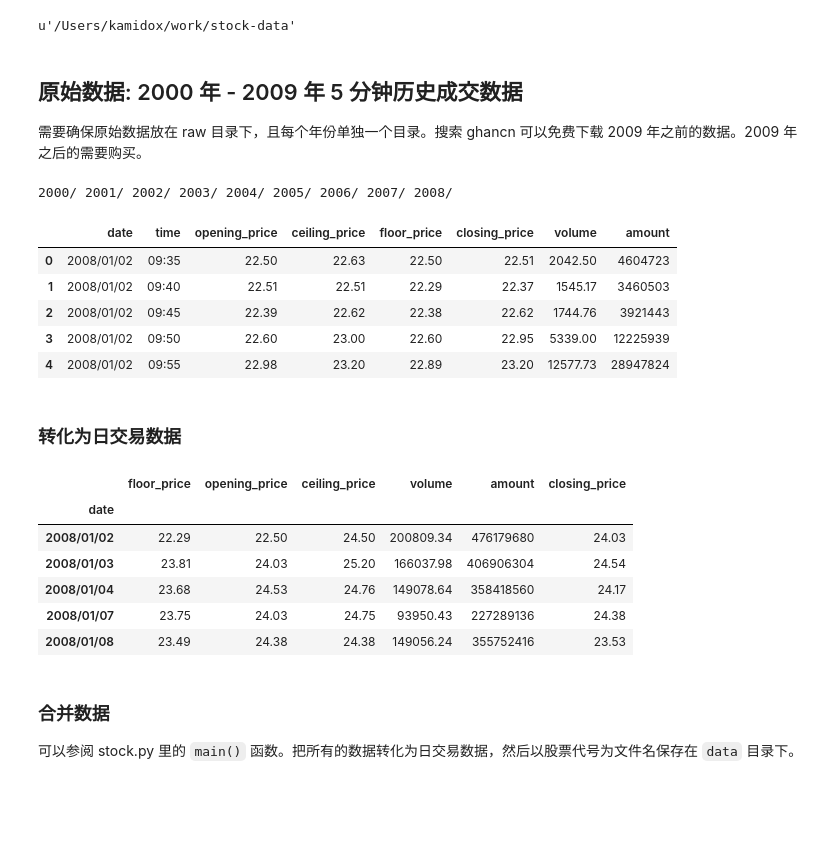
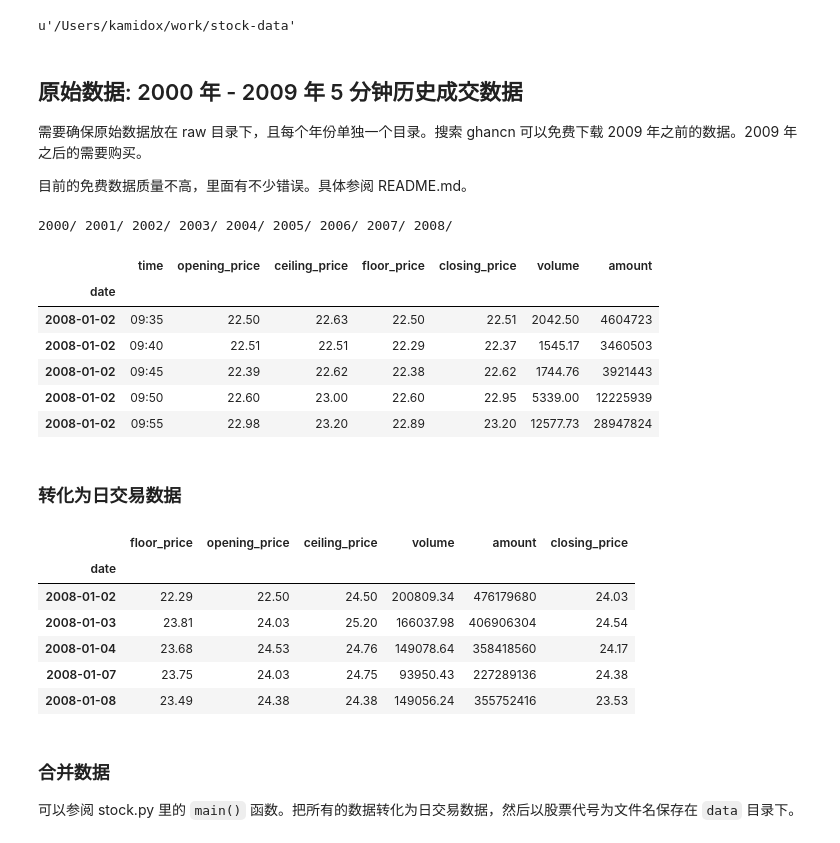
Before and after one commit to kamidox/stock-data, a Jupyter notebook: stock.ipynb, the cells around one changed output. Cells and saved outputs as stored; diff of their text form; code cells hidden in the pictures; blank space fills up the shorter version.

```diff
--- a/stock.ipynb
+++ b/stock.ipynb
@@ -11,36 +11,56 @@ import numpy as np
 ## 原始数据: 2000 年 - 2009 年 5 分钟历史成交数据
 
 需要确保原始数据放在 raw 目录下，且每个年份单独一个目录。搜索 ghancn 可以免费下载 2009 年之前的数据。2009 年之后的需要购买。
+
+目前的免费数据质量不高，里面有不少错误。具体参阅 README.md。
 # %%
 %ls raw
 # %% [output]
 2000/ 2001/ 2002/ 2003/ 2004/ 2005/ 2006/ 2007/ 2008/
-# %%
-d = pd.read_csv('raw/2008/SH600690.csv', names=['date','time','opening_price', 'ceiling_price', 'floor_price', 'closing_price', 'volume', 'amount'], header=None)
-d.head()
-# %% [output]
-|  | date | time | opening_price | ceiling_price | floor_price | closing_price | volume | amount |
-| 0 | 2008/01/02 | 09:35 | 22.50 | 22.63 | 22.50 | 22.51 | 2042.50 | 4604723 |
-| 1 | 2008/01/02 | 09:40 | 22.51 | 22.51 | 22.29 | 22.37 | 1545.17 | 3460503 |
-| 2 | 2008/01/02 | 09:45 | 22.39 | 22.62 | 22.38 | 22.62 | 1744.76 | 3921443 |
-| 3 | 2008/01/02 | 09:50 | 22.60 | 23.00 | 22.60 | 22.95 | 5339.00 | 12225939 |
-| 4 | 2008/01/02 | 09:55 | 22.98 | 23.20 | 22.89 | 23.20 | 12577.73 | 28947824 |
+# %%
+names = ['date',
+         'time',
+         'opening_price',
+         'ceiling_price',
+         'floor_price',
+         'closing_price',
+         'volume',
+         'amount']
+# 读取数据时，我们以日期为索引，并解析成日期格式
+raw = pd.read_csv('raw/2008/SH600690.csv', names=names, header=None, index_col='date', parse_dates=True)
+raw.head()
+# %% [output]
+|  | time | opening_price | ceiling_price | floor_price | closing_price | volume | amount |
+| date |  |  |  |  |  |  |  |
+| 2008-01-02 | 09:35 | 22.50 | 22.63 | 22.50 | 22.51 | 2042.50 | 4604723 |
+| 2008-01-02 | 09:40 | 22.51 | 22.51 | 22.29 | 22.37 | 1545.17 | 3460503 |
+| 2008-01-02 | 09:45 | 22.39 | 22.62 | 22.38 | 22.62 | 1744.76 | 3921443 |
+| 2008-01-02 | 09:50 | 22.60 | 23.00 | 22.60 | 22.95 | 5339.00 | 12225939 |
+| 2008-01-02 | 09:55 | 22.98 | 23.20 | 22.89 | 23.20 | 12577.73 | 28947824 |
 # %% [markdown]
 ### 转化为日交易数据
-# %%
-# 按照日期分组
-g = d.groupby('date')
-# 不同的列按照不同的公式计算聚合数据
-day = g.agg({'opening_price': 'first', 'ceiling_price': 'max', 'floor_price': 'min', 'closing_price': 'last', 'volume': 'sum', 'amount': 'sum'})
-day.head()
-# %% [output]
-|  | floor_price | opening_price | ceiling_price | volume | amount | closing_price |
-| date |  |  |  |  |  |  |
-| 2008/01/02 | 22.29 | 22.50 | 24.50 | 200809.34 | 476179680 | 24.03 |
-| 2008/01/03 | 23.81 | 24.03 | 25.20 | 166037.98 | 406906304 | 24.54 |
-| 2008/01/04 | 23.68 | 24.53 | 24.76 | 149078.64 | 358418560 | 24.17 |
-| 2008/01/07 | 23.75 | 24.03 | 24.75 | 93950.43 | 227289136 | 24.38 |
-| 2008/01/08 | 23.49 | 24.38 | 24.38 | 149056.24 | 355752416 | 23.53 |
+# %%
+# 股票涨跌幅检查，不能超过 10% ，过滤掉一些不合法的数据
+def _valid_price(g):
+    return (((g.max() - g.min()) / g.min()) < 0.223).all()
+
+# 按照日期分组
+days = raw.groupby(level=0).agg(
+    {'opening_price': lambda g: _valid_price(g) and g[0] or 0,
+     'ceiling_price': lambda g: _valid_price(g) and np.max(g) or 0,
+     'floor_price': lambda g: _valid_price(g) and np.min(g) or 0,
+     'closing_price': lambda g: _valid_price(g) and g[-1] or 0,
+     'volume': 'sum',
+     'amount': 'sum'})
+days.head()
+# %% [output]
+|  | floor_price | opening_price | ceiling_price | volume | amount | closing_price |
+| date |  |  |  |  |  |  |
+| 2008-01-02 | 22.29 | 22.50 | 24.50 | 200809.34 | 476179680 | 24.03 |
+| 2008-01-03 | 23.81 | 24.03 | 25.20 | 166037.98 | 406906304 | 24.54 |
+| 2008-01-04 | 23.68 | 24.53 | 24.76 | 149078.64 | 358418560 | 24.17 |
+| 2008-01-07 | 23.75 | 24.03 | 24.75 | 93950.43 | 227289136 | 24.38 |
+| 2008-01-08 | 23.49 | 24.38 | 24.38 | 149056.24 | 355752416 | 23.53 |
 # %% [markdown]
 ### 合并数据
 
```
Also changed, not shown: parts of 13 cells of this notebook, 5 other files.
